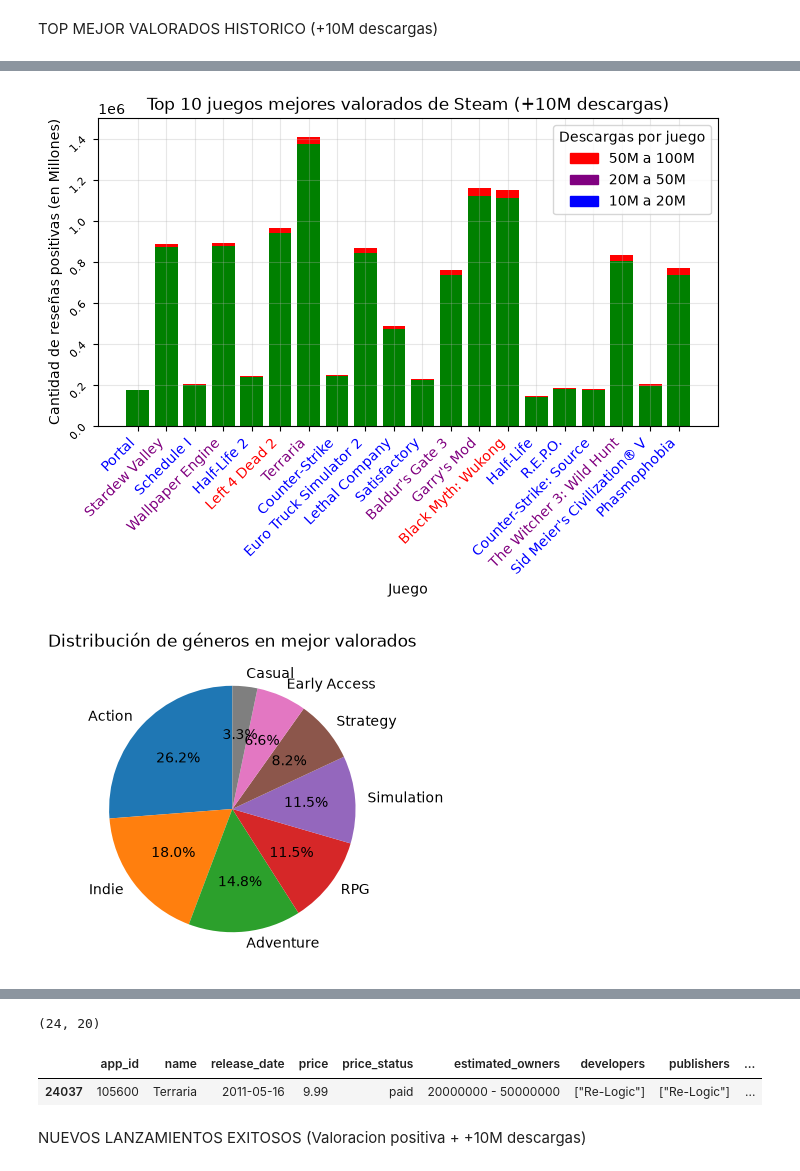
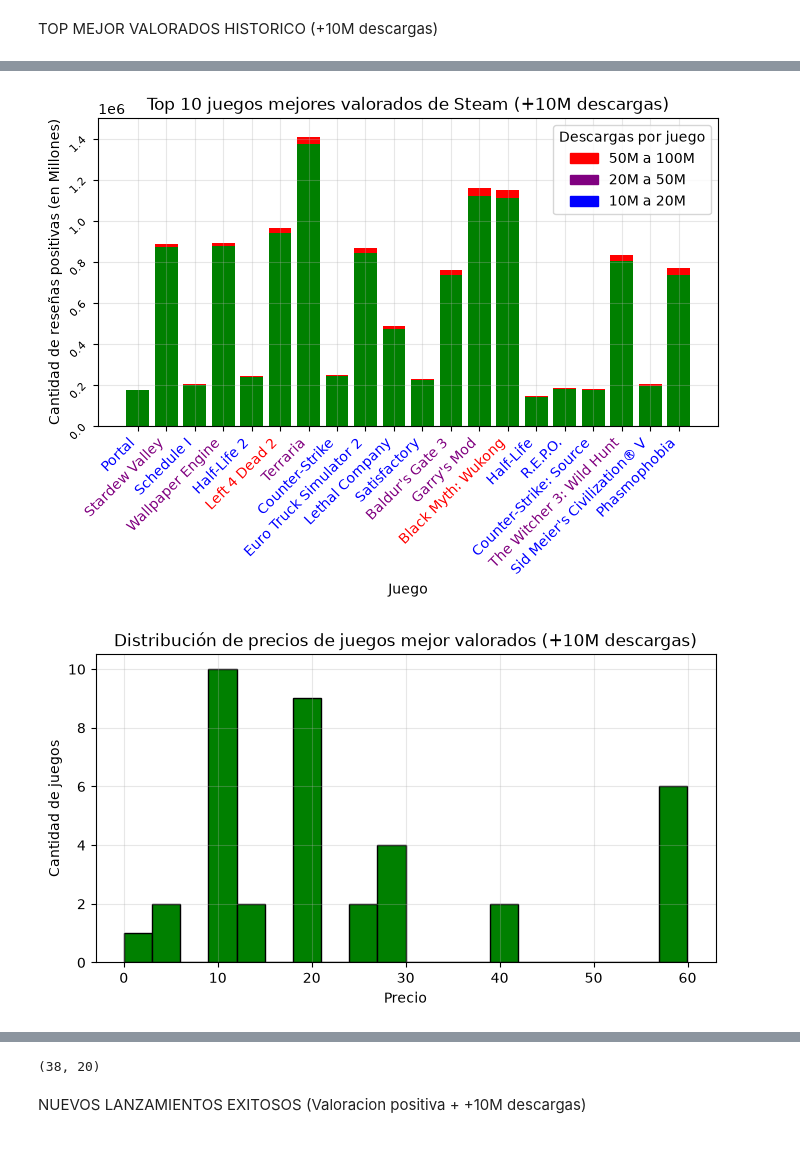
Before and after one commit to estebanler00/proyecto-final-data-analysis, a Jupyter notebook: notebooks/analisis-esteban.ipynb, the cells around one changed output, grey strips where cells are left out. Drawn from its saved outputs; the diff is of its cells as text; code cells hidden in the pictures.

Commit message:
Final adjustments. Finished visualization, polished analisis.

```diff
--- a/notebooks/analisis-esteban.ipynb
+++ b/notebooks/analisis-esteban.ipynb
@@ -117,7 +101,7 @@ top_best_seller2 = df_copy[df_copy.estimated_owners == "50000000 - 100000000"]
 # %%
 #Filtrado de los juegos más vendidos en relación al balance de puntuaciones de usuarios + valoraciones en nuevos lanzamientos.
 
-loved_best_sellers = best_sellers[best_sellers.good_rating >= 90].sort_values(by="good_rating", ascending=False)
+loved_best_sellers = best_sellers[best_sellers.good_rating >= 80].sort_values(by="good_rating", ascending=False)
 
 new_loved_best_sellers = loved_best_sellers[loved_best_sellers.release_date > "2021-01-01"]
 
@@ -251,6 +243,7 @@ TOP MEJOR VALORADOS HISTORICO (+10M descargas)
 # %%
 #Visualización juegos mejores valorados con más de 10M descargas según valoración. ¿Que juegos son los más gustados históricamentes?
 import matplotlib.patches as mpatches
+
 loved_best_sellers_grph = loved_best_sellers.sort_values(by="good_rating", ascending=False).head(20)
 
 fig, ax = plt.subplots(figsize = (15,8))
@@ -316,33 +309,51 @@ for label in ax.get_xticklabels():
 
     if descargas == "50000000 - 100000000":
         label.set_color("red")
     elif descargas == "100000000 - 200000000":
         label.set_color("orange")
     elif descargas == "20000000 - 50000000":
         label.set_color("purple")
     elif descargas == "10000000 - 20000000":
         label.set_color("blue")
     else:
         label.set_color("black")
 
 rojo = mpatches.Patch(color="red", label="50M a 100M")
 azul = mpatches.Patch(color="blue", label="10M a 20M")
 violeta = mpatches.Patch(color="purple", label="20M a 50M")
 
 ax.legend(handles=[rojo, violeta,azul], title = "Descargas por juego")
 
 plt.show()
 
-#Distribución de géneros en todos los mejor valorados best-seller
+#Estudio del pricing.
 
-conteo_genres_lbs_grph = conteo_genres_lbs[conteo_genres_lbs.values > 1]
+fig, ax = plt.subplots(figsize = (8,4))
+ax.hist(loved_best_sellers["price"], bins=20, color="green", edgecolor="black")
+ax.set_title("Distribución de precios de juegos mejor valorados (+10M descargas)")
+ax.set_xlabel("Precio")
+ax.set_ylabel("Cantidad de juegos")
+ax.grid(alpha=0.3)
 
+plt.show()
+
+
+#Principales tags y generos en valoración +80 y +10M downloads.
+
+conteo_tags_lbs_grph = conteo_tags_lbs.head(10)
+
+fig, ax = plt.subplots(figsize = (8,4))
+ax.pie(conteo_tags_lbs_grph.values, labels=conteo_tags_lbs_grph.index,  autopct="%1.1f%%", startangle=90)
+ax.set_title("Distribución de tags en mejor valorados")
+plt.show()
+
+conteo_genres_lbs_grph = conteo_genres_lbs.head(8)
 
 fig, ax = plt.subplots(figsize = (8,4))
 ax.pie(conteo_genres_lbs_grph.values, labels=conteo_genres_lbs_grph.index,  autopct="%1.1f%%", startangle=90)
 ax.set_title("Distribución de géneros en mejor valorados")
 plt.show()
 # %% [output]
 [figure]
 [figure]
-[figure, old version]
+[figure, new version]
@@ -349,12 +362,7 @@ plt.show()
-# %%
-loved_best_sellers.shape
-# %% [output]
-(24, 20)
-# %%
-df_copy[df_copy.app_id == 105600]
-# %% [output]
-|  | app_id | name | release_date | price | price_status | estimated_owners | developers | publishers | ... |
-| 24037 | 105600 | Terraria | 2011-05-16 | 9.99 | paid | 20000000 - 50000000 | ["Re-Logic"] | ["Re-Logic"] | ... |
+# %%
+loved_best_sellers.shape
+# %% [output]
+(38, 20)
 # %% [markdown]
 NUEVOS LANZAMIENTOS EXITOSOS (Valoracion positiva + +10M descargas)
 # %%
```
Also changed, not shown: parts of 17 cells of this notebook.
